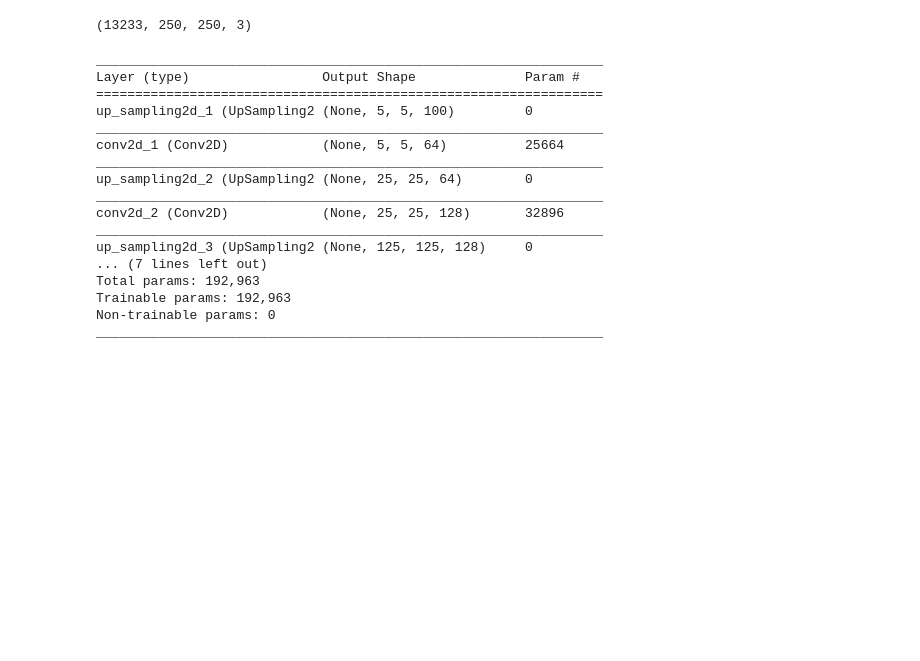
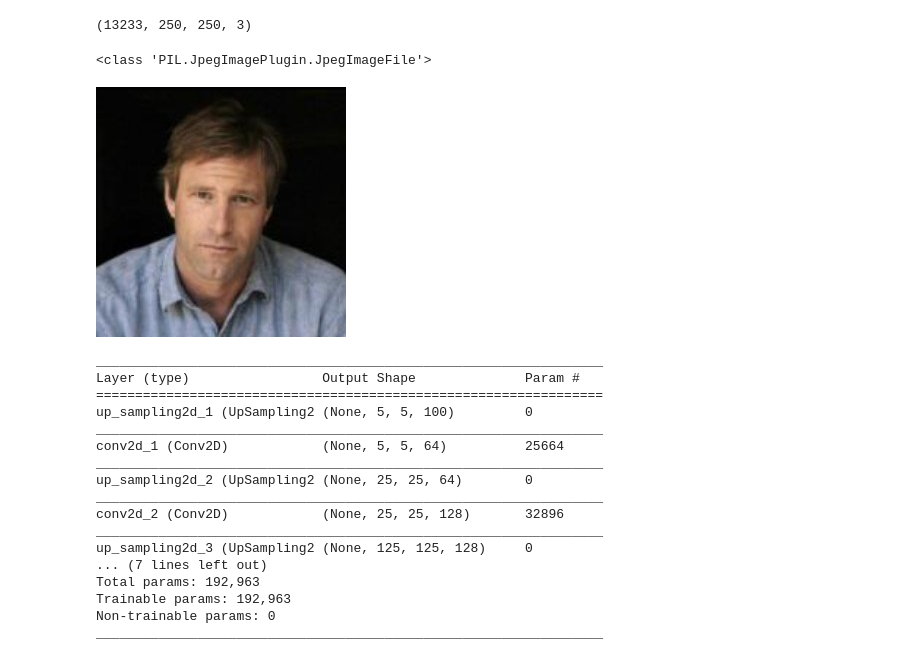
Before and after one commit to arjung128/deep-learning-experiments, a Jupyter notebook: FaceGAN.ipynb, the cells around one changed output. Saved outputs shown, nothing was run; the diff lists cells and outputs as text; code cells hidden in the pictures; blank space fills up the shorter version.

```diff
--- a/FaceGAN.ipynb
+++ b/FaceGAN.ipynb
@@ -48,6 +49,13 @@ x_train = np.array(x_train)
 print(x_train.shape)
 # %% [output]
 (13233, 250, 250, 3)
+# %%
+img = load_img(result[0])
+print(type(img))
+display(img)
+# %% [output]
+<class 'PIL.JpegImagePlugin.JpegImageFile'>
+[figure, added]
 # %%
 # x_train = x_train[:1000]
 
```
Also changed, not shown: parts of 6 cells of this notebook.
